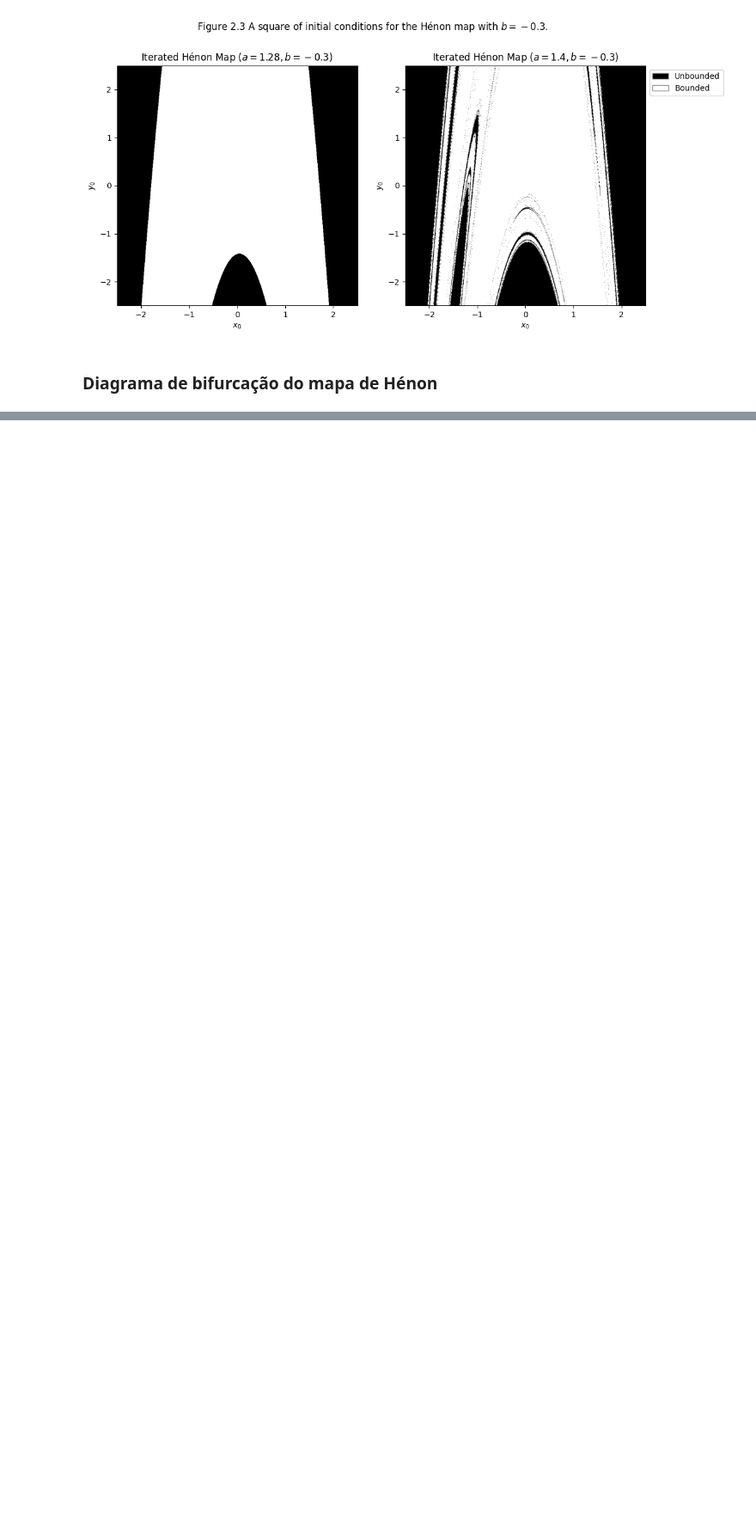
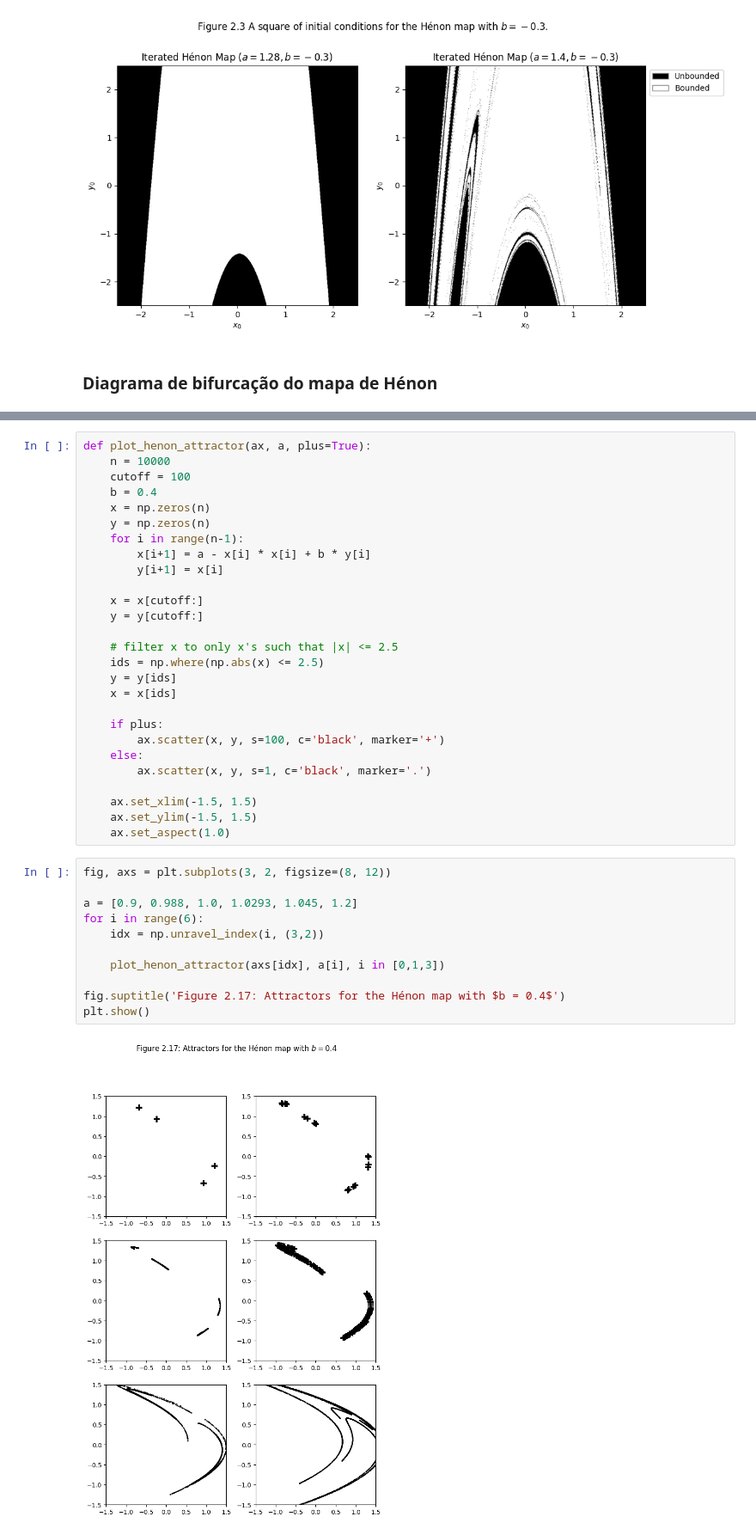
Before and after one commit to vini-fda/FM_223_Lista2, a Jupyter notebook: lista2.ipynb, the cells around one changed output, grey strips where cells are left out. Shown at 86% size. Cells and saved outputs as stored; diff of their text form; blank space fills up the shorter version.

Commit message:
added figure 2.17

```diff
--- a/lista2.ipynb
+++ b/lista2.ipynb
@@ -128,0 +131,40 @@ plt.show()
+# %%
+def plot_henon_attractor(ax, a, plus=True):
+    n = 10000
+    cutoff = 100
+    b = 0.4
+    x = np.zeros(n)
+    y = np.zeros(n)
+    for i in range(n-1):
+        x[i+1] = a - x[i] * x[i] + b * y[i]
+        y[i+1] = x[i]
+
+    x = x[cutoff:]
+    y = y[cutoff:]
+
+    # filter x to only x's such that |x| <= 2.5
+    ids = np.where(np.abs(x) <= 2.5)
+    y = y[ids]
+    x = x[ids]
+
+    if plus:
+        ax.scatter(x, y, s=100, c='black', marker='+')
+    else:
+        ax.scatter(x, y, s=1, c='black', marker='.')
+
+    ax.set_xlim(-1.5, 1.5)
+    ax.set_ylim(-1.5, 1.5)
+    ax.set_aspect(1.0)
+# %%
+fig, axs = plt.subplots(3, 2, figsize=(8, 12))
+
+a = [0.9, 0.988, 1.0, 1.0293, 1.045, 1.2]
+for i in range(6):
+    idx = np.unravel_index(i, (3,2))
+
+    plot_henon_attractor(axs[idx], a[i], i in [0,1,3])
+
+fig.suptitle('Figure 2.17: Attractors for the Hénon map with $b = 0.4$')
+plt.show()
+# %% [output]
+[figure, added]
```
Also changed, not shown: parts of 2 cells of this notebook.
